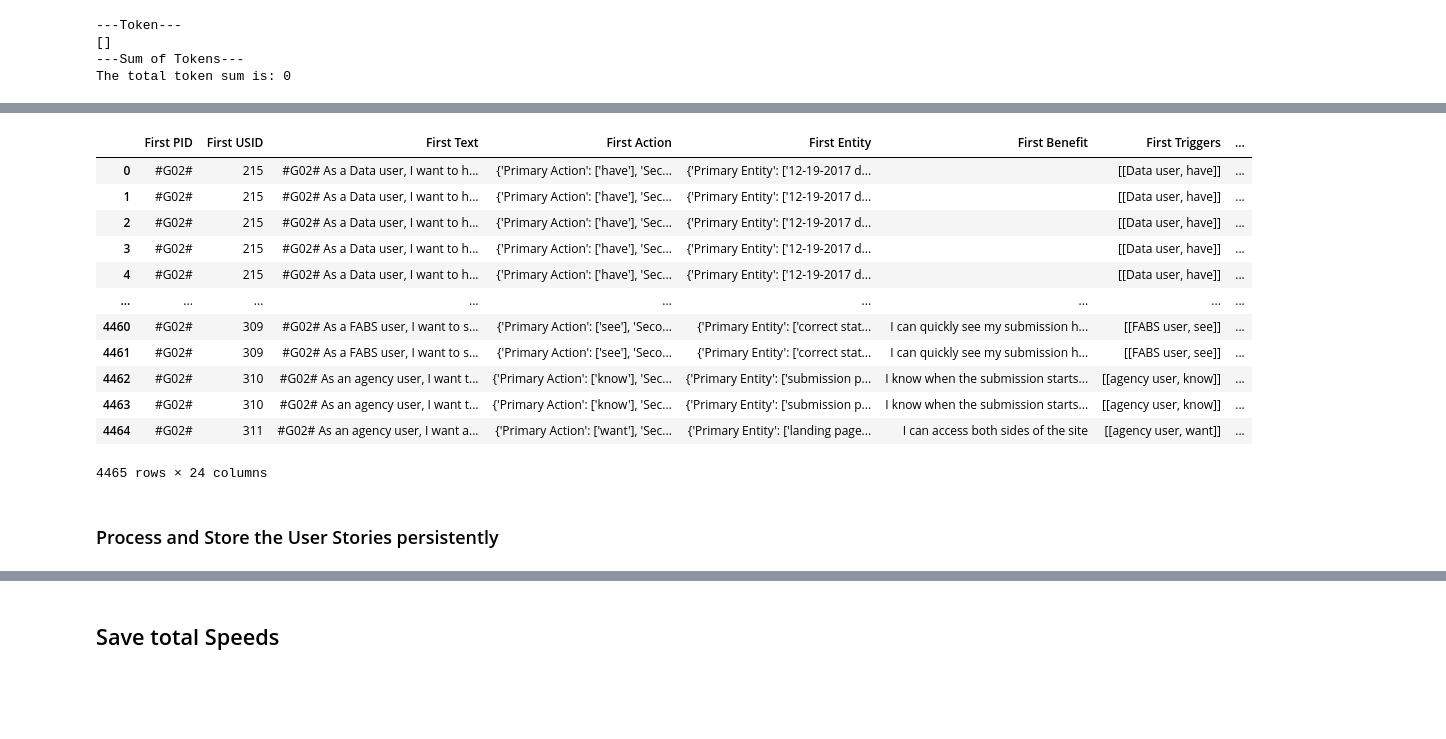
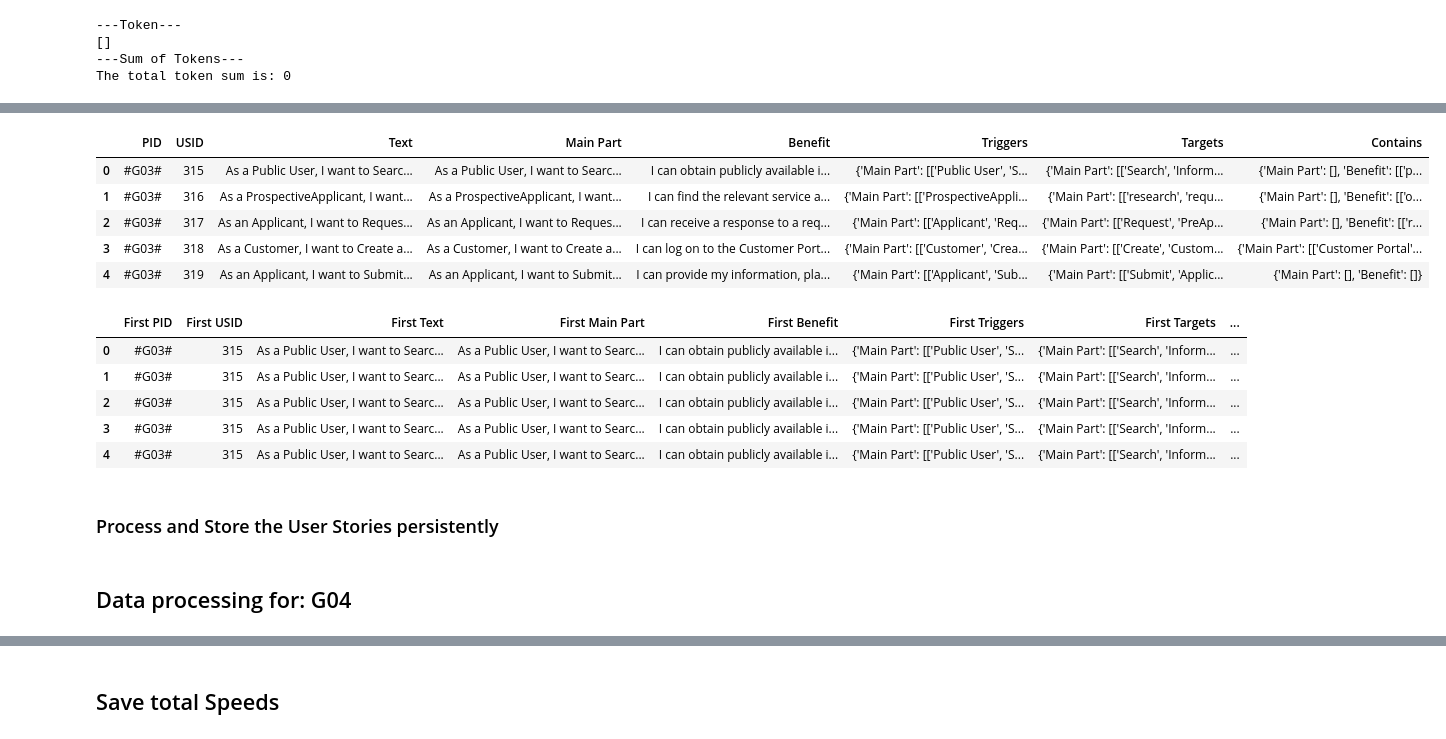
Before and after one commit to SoftwareStackLukas/LLMbasedRedundancyAnalysis, a Jupyter notebook: src/redundant_us_with_text_annotations_analyse.ipynb, the cells around one changed output, grey strips where cells are left out. Drawn from its saved outputs; the diff is of its cells as text; code cells hidden in the pictures; blank space fills up the shorter version.

```diff
--- a/src/redundant_us_with_text_annotations_analyse.ipynb
+++ b/src/redundant_us_with_text_annotations_analyse.ipynb
@@ -291,6 +303,6 @@ The total token sum is: 0
 # %%
-ID_G02: str = "g02"
-data_g02: list = datasets[ID_G02]
-df_g02: pd.DataFrame = transform_2_dataframe(data_g02)
-df_g02_pairs = transform_pairwise(df_g02)
+ID_G03: str = "g03"
+data_g03: list = datasets[ID_G03]
+df_g03: pd.DataFrame = transform_2_dataframe(data_g03)
+df_g03_pairs = transform_pairwise(df_g03)
 # %%
@@ -332,19 +324,21 @@ display(df_g02)
-# %%
-display(df_g02_pairs)
-# %% [output]
-|  | First PID | First USID | First Text | First Action | First Entity | First Benefit | First Triggers | ... |
-| 0 | #G02# | 215 | #G02# As a Data user, I want to h... | {'Primary Action': ['have'], 'Sec... | {'Primary Entity': ['12-19-2017 d... |  | [[Data user, have]] | ... |
-| 1 | #G02# | 215 | #G02# As a Data user, I want to h... | {'Primary Action': ['have'], 'Sec... | {'Primary Entity': ['12-19-2017 d... |  | [[Data user, have]] | ... |
-| 2 | #G02# | 215 | #G02# As a Data user, I want to h... | {'Primary Action': ['have'], 'Sec... | {'Primary Entity': ['12-19-2017 d... |  | [[Data user, have]] | ... |
-| 3 | #G02# | 215 | #G02# As a Data user, I want to h... | {'Primary Action': ['have'], 'Sec... | {'Primary Entity': ['12-19-2017 d... |  | [[Data user, have]] | ... |
-| 4 | #G02# | 215 | #G02# As a Data user, I want to h... | {'Primary Action': ['have'], 'Sec... | {'Primary Entity': ['12-19-2017 d... |  | [[Data user, have]] | ... |
-| ... | ... | ... | ... | ... | ... | ... | ... | ... |
-| 4460 | #G02# | 309 | #G02# As a FABS user, I want to s... | {'Primary Action': ['see'], 'Seco... | {'Primary Entity': ['correct stat... | I can quickly see my submission h... | [[FABS user, see]] | ... |
-| 4461 | #G02# | 309 | #G02# As a FABS user, I want to s... | {'Primary Action': ['see'], 'Seco... | {'Primary Entity': ['correct stat... | I can quickly see my submission h... | [[FABS user, see]] | ... |
-| 4462 | #G02# | 310 | #G02# As an agency user, I want t... | {'Primary Action': ['know'], 'Sec... | {'Primary Entity': ['submission p... | I know when the submission starts... | [[agency user, know]] | ... |
-| 4463 | #G02# | 310 | #G02# As an agency user, I want t... | {'Primary Action': ['know'], 'Sec... | {'Primary Entity': ['submission p... | I know when the submission starts... | [[agency user, know]] | ... |
-| 4464 | #G02# | 311 | #G02# As an agency user, I want a... | {'Primary Action': ['want'], 'Sec... | {'Primary Entity': ['landing page... | I can access both sides of the site | [[agency user, want]] | ... |
-4465 rows × 24 columns
+# %%
+display(df_g03.head(5))
+# %% [output]
+|  | PID | USID | Text | Main Part | Benefit | Triggers | Targets | Contains |
+| 0 | #G03# | 315 | As a Public User, I want to Searc... | As a Public User, I want to Searc... | I can obtain publicly available i... | {'Main Part': [['Public User', 'S... | {'Main Part': [['Search', 'Inform... | {'Main Part': [], 'Benefit': [['p... |
+| 1 | #G03# | 316 | As a ProspectiveApplicant, I want... | As a ProspectiveApplicant, I want... | I can find the relevant service a... | {'Main Part': [['ProspectiveAppli... | {'Main Part': [['research', 'requ... | {'Main Part': [], 'Benefit': [['o... |
+| 2 | #G03# | 317 | As an Applicant, I want to Reques... | As an Applicant, I want to Reques... | I can receive a response to a req... | {'Main Part': [['Applicant', 'Req... | {'Main Part': [['Request', 'PreAp... | {'Main Part': [], 'Benefit': [['r... |
+| 3 | #G03# | 318 | As a Customer, I want to Create a... | As a Customer, I want to Create a... | I can log on to the Customer Port... | {'Main Part': [['Customer', 'Crea... | {'Main Part': [['Create', 'Custom... | {'Main Part': [['Customer Portal'... |
+| 4 | #G03# | 319 | As an Applicant, I want to Submit... | As an Applicant, I want to Submit... | I can provide my information, pla... | {'Main Part': [['Applicant', 'Sub... | {'Main Part': [['Submit', 'Applic... | {'Main Part': [], 'Benefit': []} |
+# %%
+display(df_g03_pairs.head())
+# %% [output]
+|  | First PID | First USID | First Text | First Main Part | First Benefit | First Triggers | First Targets | ... |
+| 0 | #G03# | 315 | As a Public User, I want to Searc... | As a Public User, I want to Searc... | I can obtain publicly available i... | {'Main Part': [['Public User', 'S... | {'Main Part': [['Search', 'Inform... | ... |
+| 1 | #G03# | 315 | As a Public User, I want to Searc... | As a Public User, I want to Searc... | I can obtain publicly available i... | {'Main Part': [['Public User', 'S... | {'Main Part': [['Search', 'Inform... | ... |
+| 2 | #G03# | 315 | As a Public User, I want to Searc... | As a Public User, I want to Searc... | I can obtain publicly available i... | {'Main Part': [['Public User', 'S... | {'Main Part': [['Search', 'Inform... | ... |
+| 3 | #G03# | 315 | As a Public User, I want to Searc... | As a Public User, I want to Searc... | I can obtain publicly available i... | {'Main Part': [['Public User', 'S... | {'Main Part': [['Search', 'Inform... | ... |
+| 4 | #G03# | 315 | As a Public User, I want to Searc... | As a Public User, I want to Searc... | I can obtain publicly available i... | {'Main Part': [['Public User', 'S... | {'Main Part': [['Search', 'Inform... | ... |
 # %% [markdown]
 ### Process and Store the User Stories persistently
 # %%
@@ -359 +353,3 @@ else:
                          json_validation=json_validator, redundancy_prefix="text-annoations", time_recorder=time_recorder)
+# %% [markdown]
+## Data processing for: G04
```
Also changed, not shown: parts of 118 cells of this notebook.
